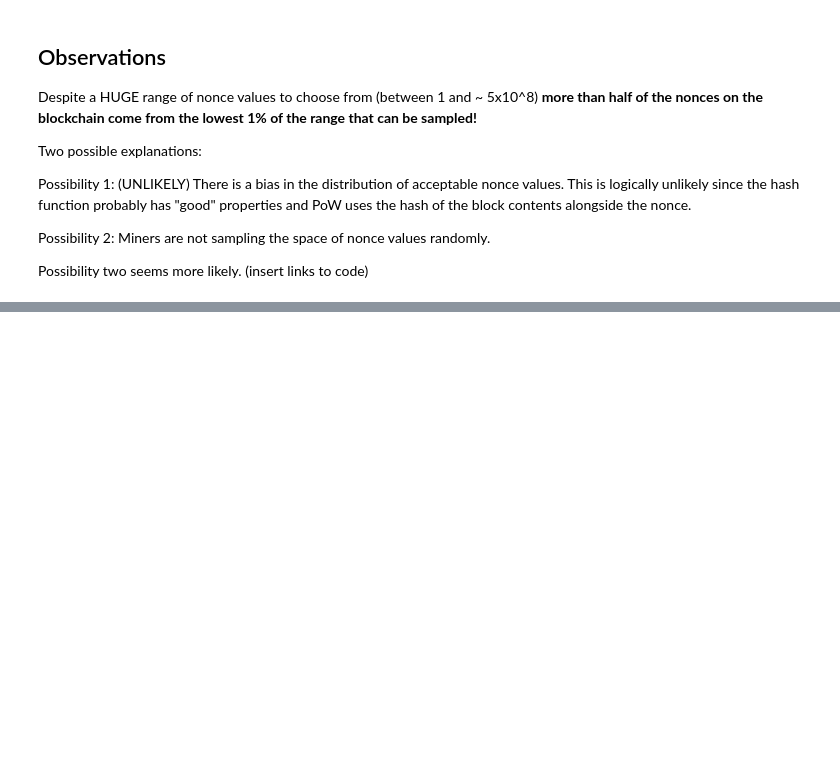
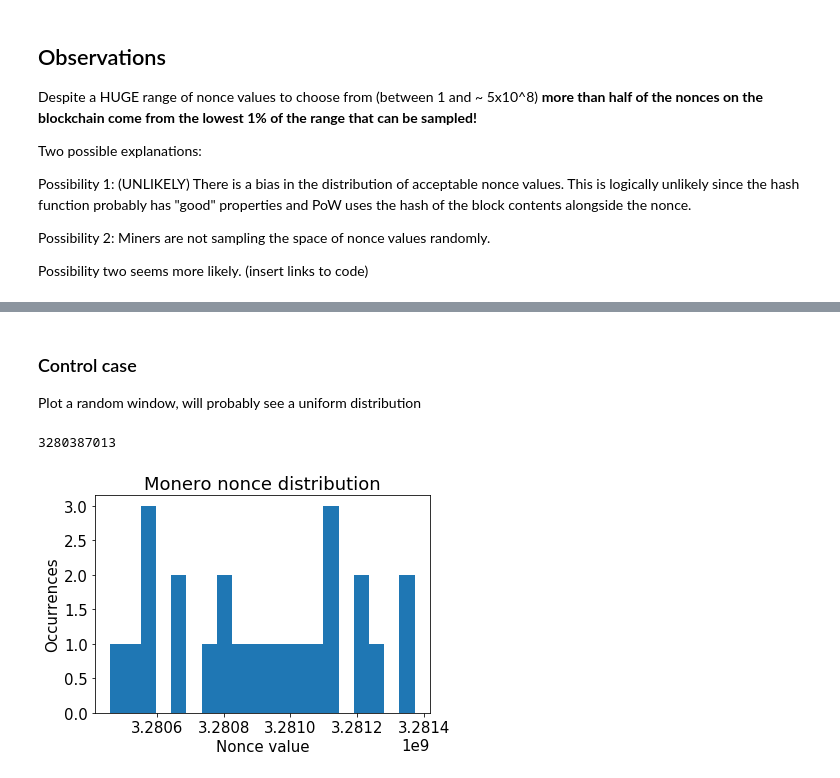
Before and after one commit to noncesense-research-lab/nonce_distribution, a Jupyter notebook: nonce_distribution.ipynb, the cells around one changed output, grey strips where cells are left out. Saved outputs shown, nothing was run; the diff lists cells and outputs as text; code cells hidden in the pictures; blank space fills up the shorter version.

```diff
--- a/nonce_distribution.ipynb
+++ b/nonce_distribution.ipynb
@@ -103 +114,19 @@ Possibility two seems more likely. (insert links to code)
+# %% [markdown]
+### Control case
+
+Plot a random window, will probably see a uniform distribution
+# %%
+random.seed(1)
+random_val = random.randint(1,2**32)
+print(random_val)
+window = 1e6
+nonces = list(df.nonce)
+subset = [nonce for nonce in nonces if nonce > random_val and nonce < (random_val + window)]
+plt.hist(subset, bins=20);
+plt.title('Monero nonce distribution');
+plt.ylabel('Occurrences');
+plt.xlabel('Nonce value');
+# %% [output]
+3280387013
+[figure, added]
 # %% [markdown]
```
Also changed, not shown: parts of 8 cells of this notebook.
